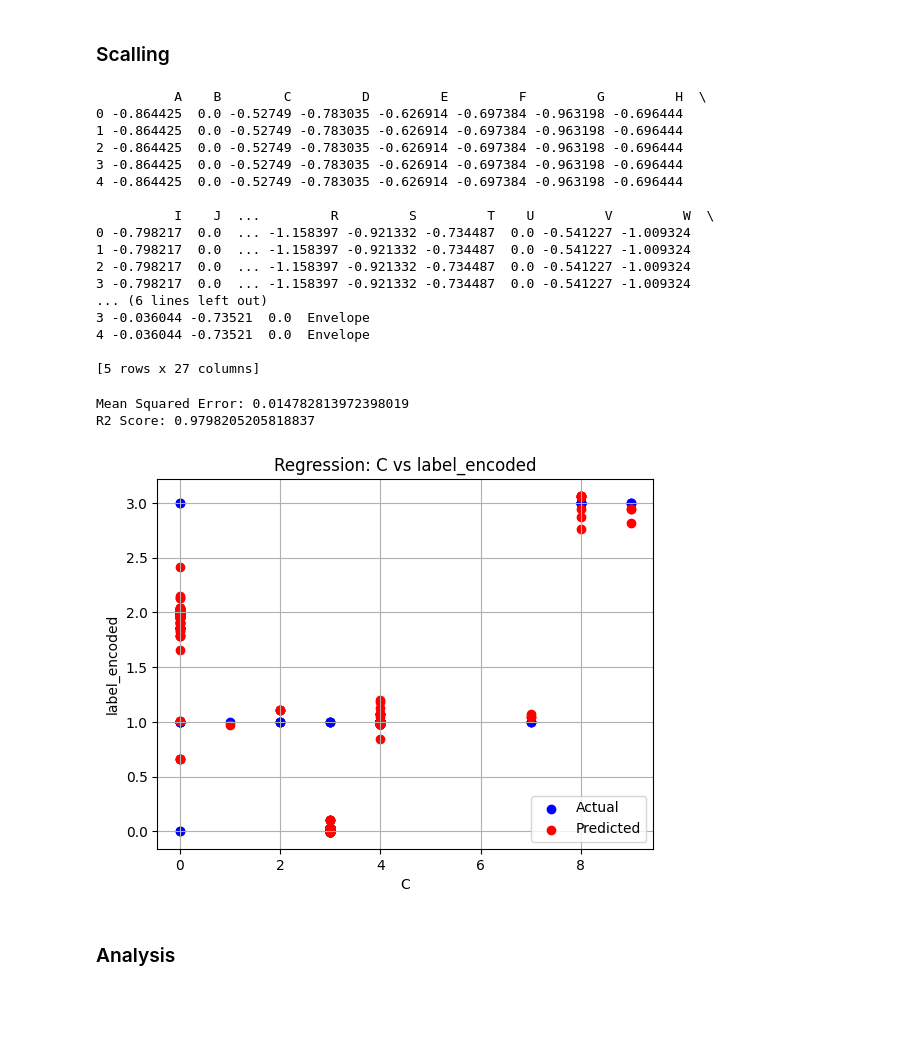
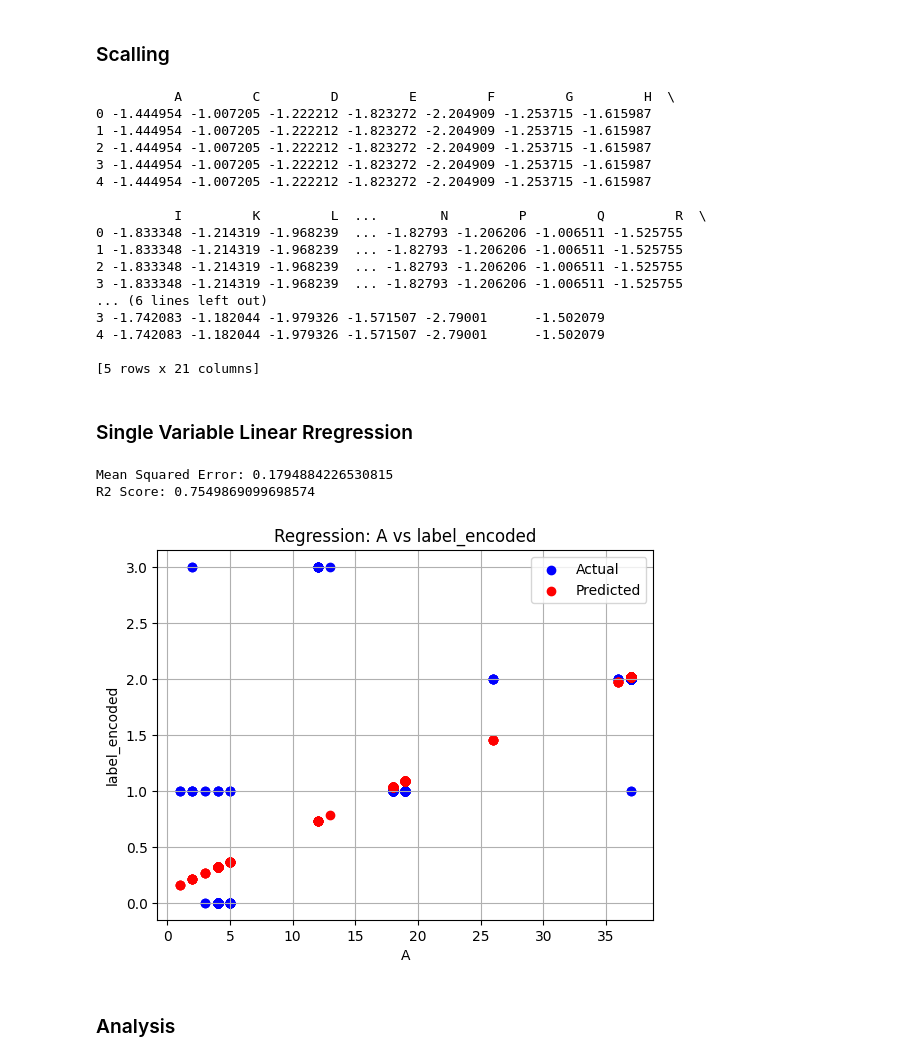
Before and after one commit to harramsattar321/COVID-Protein-Analysis, a Jupyter notebook: Data_preprocessing.ipynb, the cells around one changed output. Cells and saved outputs as stored; diff of their text form; code cells hidden in the pictures; blank space fills up the shorter version.

```diff
--- a/Data_preprocessing.ipynb
+++ b/Data_preprocessing.ipynb
@@ -299,74 +136,75 @@ df1.to_csv("genome_sequences_cleaned.csv", index=False)
 # %% [markdown]
 ### Scalling
 # %%
-import pandas as pd
+
 from sklearn.preprocessing import StandardScaler
 
-# Load the dataset
-df = pd.read_csv('genome_sequences.csv')
+
 
 # Select only numeric columns for scaling
-numeric_cols = df.select_dtypes(include=['int64', 'float64']).columns
+numeric_cols = df1.select_dtypes(include=['int64', 'float64']).columns
 
 # Initialize the scaler
 scaler = StandardScaler()
 
 # Apply the scaler to the numeric columns
-df_scaled = df.copy()
-df_scaled[numeric_cols] = scaler.fit_transform(df[numeric_cols])
+df_scaled = df1.copy()
+df_scaled[numeric_cols] = scaler.fit_transform(df1[numeric_cols])
 
 # Display the first few rows of the scaled data
 print(df_scaled.head())
 # %% [output]
-          A    B        C         D         E         F         G         H  \
-0 -0.864425  0.0 -0.52749 -0.783035 -0.626914 -0.697384 -0.963198 -0.696444
-1 -0.864425  0.0 -0.52749 -0.783035 -0.626914 -0.697384 -0.963198 -0.696444
-2 -0.864425  0.0 -0.52749 -0.783035 -0.626914 -0.697384 -0.963198 -0.696444
-3 -0.864425  0.0 -0.52749 -0.783035 -0.626914 -0.697384 -0.963198 -0.696444
-4 -0.864425  0.0 -0.52749 -0.783035 -0.626914 -0.697384 -0.963198 -0.696444
+          A         C         D         E         F         G         H  \
+0 -1.444954 -1.007205 -1.222212 -1.823272 -2.204909 -1.253715 -1.615987
+1 -1.444954 -1.007205 -1.222212 -1.823272 -2.204909 -1.253715 -1.615987
+2 -1.444954 -1.007205 -1.222212 -1.823272 -2.204909 -1.253715 -1.615987
+3 -1.444954 -1.007205 -1.222212 -1.823272 -2.204909 -1.253715 -1.615987
+4 -1.444954 -1.007205 -1.222212 -1.823272 -2.204909 -1.253715 -1.615987
 
-          I    J  ...         R         S         T    U         V         W  \
-0 -0.798217  0.0  ... -1.158397 -0.921332 -0.734487  0.0 -0.541227 -1.009324
-1 -0.798217  0.0  ... -1.158397 -0.921332 -0.734487  0.0 -0.541227 -1.009324
-2 -0.798217  0.0  ... -1.158397 -0.921332 -0.734487  0.0 -0.541227 -1.009324
-3 -0.798217  0.0  ... -1.158397 -0.921332 -0.734487  0.0 -0.541227 -1.009324
+          I         K         L  ...        N         P         Q         R  \
+0 -1.833348 -1.214319 -1.968239  ... -1.82793 -1.206206 -1.006511 -1.525755
+1 -1.833348 -1.214319 -1.968239  ... -1.82793 -1.206206 -1.006511 -1.525755
+2 -1.833348 -1.214319 -1.968239  ... -1.82793 -1.206206 -1.006511 -1.525755
+3 -1.833348 -1.214319 -1.968239  ... -1.82793 -1.206206 -1.006511 -1.525755
 ... (6 lines left out)
-3 -0.036044 -0.73521  0.0  Envelope
-4 -0.036044 -0.73521  0.0  Envelope
+3 -1.742083 -1.182044 -1.979326 -1.571507 -2.79001      -1.502079
+4 -1.742083 -1.182044 -1.979326 -1.571507 -2.79001      -1.502079
 
-[5 rows x 27 columns]
+[5 rows x 21 columns]
+# %% [markdown]
+### Single Variable Linear Rregression
 # %%
 import pandas as pd
 from sklearn.model_selection import train_test_split
 from sklearn.linear_model import LinearRegression
 from sklearn.metrics import mean_squared_error, r2_score
 import matplotlib.pyplot as plt
 # Split features and label
-y = df['label_encoded']
-X = df.drop(columns=['label_encoded'])
+y = df1['label_encoded']
+X = df1[['A']]
 # Spliting the dataset into training and testing sets
 X_train, X_test, y_train, y_test1 = train_test_split(X, y, test_size=0.2, random_state=42)
 # Initializin and train regression model
 model_linear = LinearRegression()
 model_linear.fit(X_train, y_train)
 y_pred1 = model_linear.predict(X_test)
 mse = mean_squared_error(y_test1, y_pred1)
 r2 = r2_score(y_test1, y_pred1)
 print("Mean Squared Error:", mse)
 print("R2 Score:", r2)
-feature_name = 'C'
+feature_name = 'A'
 plt.scatter(X_test[feature_name], y_test1, color='blue', label='Actual')
 plt.scatter(X_test[feature_name], y_pred1, color='red', label='Predicted')
 plt.title(f'Regression: {feature_name} vs label_encoded')
 plt.xlabel(feature_name)
 plt.ylabel('label_encoded')
 plt.legend()
 plt.grid(True)
 plt.show()
 # %% [output]
-Mean Squared Error: 0.014782813972398019
-R2 Score: 0.9798205205818837
+Mean Squared Error: 0.1794884226530815
+R2 Score: 0.7549869099698574
-[figure, old version]
+[figure, new version]
 # %% [markdown]
 ### Analysis
 # %% [markdown]
```
Also changed, not shown: parts of 17 cells of this notebook, 1 other file.
